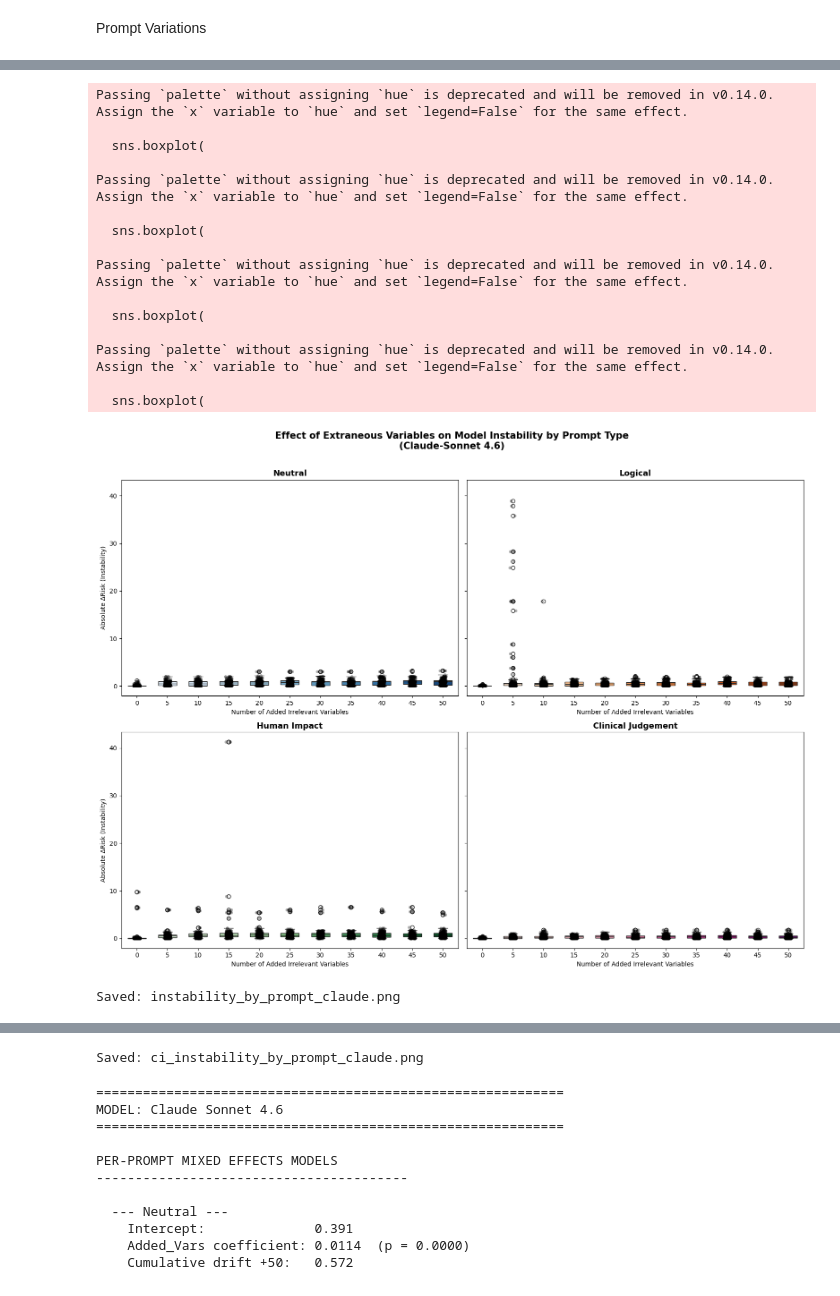
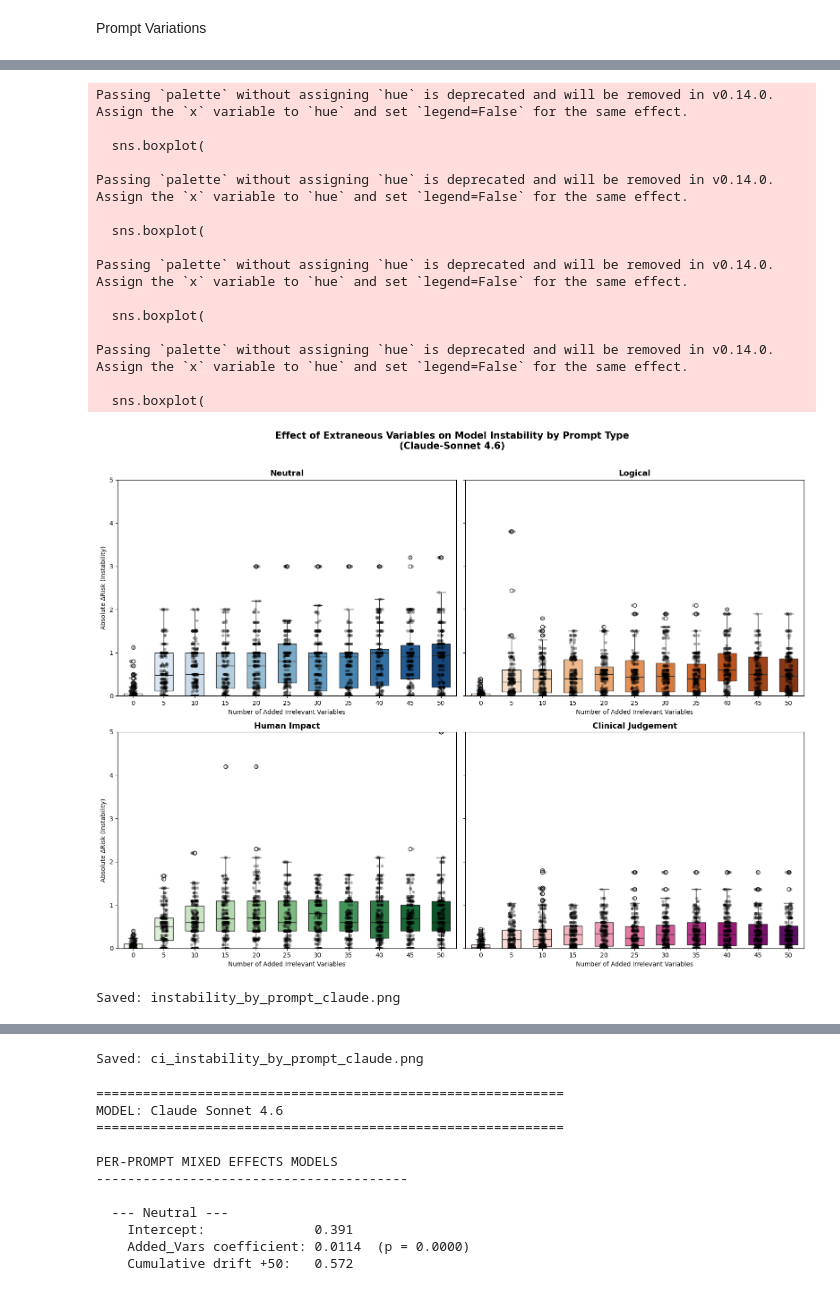
Before and after one commit to 036panda/PALS-Project, a Jupyter notebook: LLM_Eval/Claude/Analysis_Claude.ipynb, the cells around one changed output, grey strips where cells are left out. Cells and saved outputs as stored; diff of their text form; code cells hidden in the pictures.

```diff
--- a/LLM_Eval/Claude/Analysis_Claude.ipynb
+++ b/LLM_Eval/Claude/Analysis_Claude.ipynb
@@ -230,6 +230,7 @@ for ax, (prompt_name, path), palette in zip(axes, prompt_files.items(), palettes
         ax=ax
     )
 
+    ax.set_ylim(0, 5)
     ax.set_title(f"{prompt_name}", fontsize=13, fontweight="bold")
     ax.set_xlabel("Number of Added Irrelevant Variables", fontsize=10)
     ax.set_ylabel("Absolute ΔRisk (Instability)", fontsize=10)
@@ -289,34 +290,34 @@ print("Saved: ci_instability_by_prompt_claude.png")
 --- Neutral ---
   Intercept:   0.391
   Added_Vars:  0.0114  (p = 0.0000)
   Cumulative drift at +50 vars: 0.572
 
 --- Logical ---
   Intercept:   0.727
   Added_Vars:  -0.0049  (p = 0.0396)
   Cumulative drift at +50 vars: -0.245
 
 ... (6 lines left out)
   Intercept:   0.232
   Added_Vars:  0.0040  (p = 0.0000)
   Cumulative drift at +50 vars: 0.199
 ============================================================
 Passing `palette` without assigning `hue` is deprecated and will be removed in v0.14.0. Assign the `x` variable to `hue` and set `legend=False` for the same effect.
 
   sns.boxplot(
 
 Passing `palette` without assigning `hue` is deprecated and will be removed in v0.14.0. Assign the `x` variable to `hue` and set `legend=False` for the same effect.
 
   sns.boxplot(
 
 Passing `palette` without assigning `hue` is deprecated and will be removed in v0.14.0. Assign the `x` variable to `hue` and set `legend=False` for the same effect.
 
   sns.boxplot(
 
 Passing `palette` without assigning `hue` is deprecated and will be removed in v0.14.0. Assign the `x` variable to `hue` and set `legend=False` for the same effect.
 
   sns.boxplot(
-[figure, old version]
+[figure, new version]
 Saved: instability_by_prompt_claude.png
 [figure]
 Saved: ci_instability_by_prompt_claude.png
```
Also changed, not shown: 10 other files.
